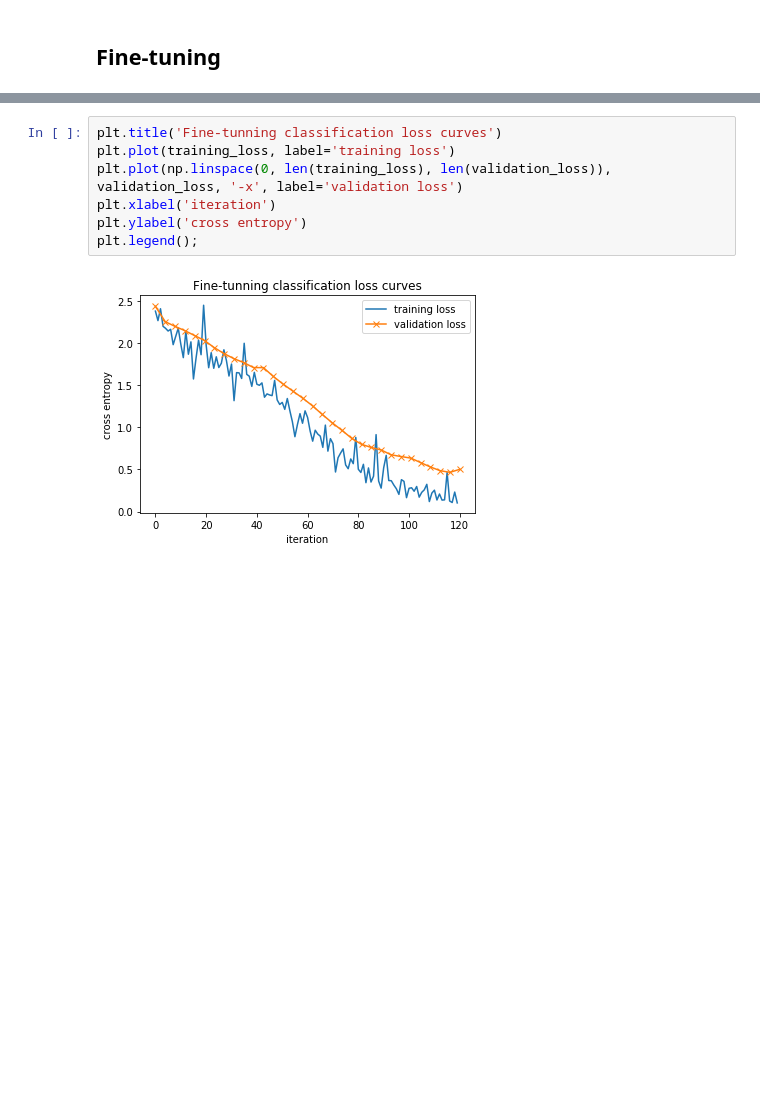
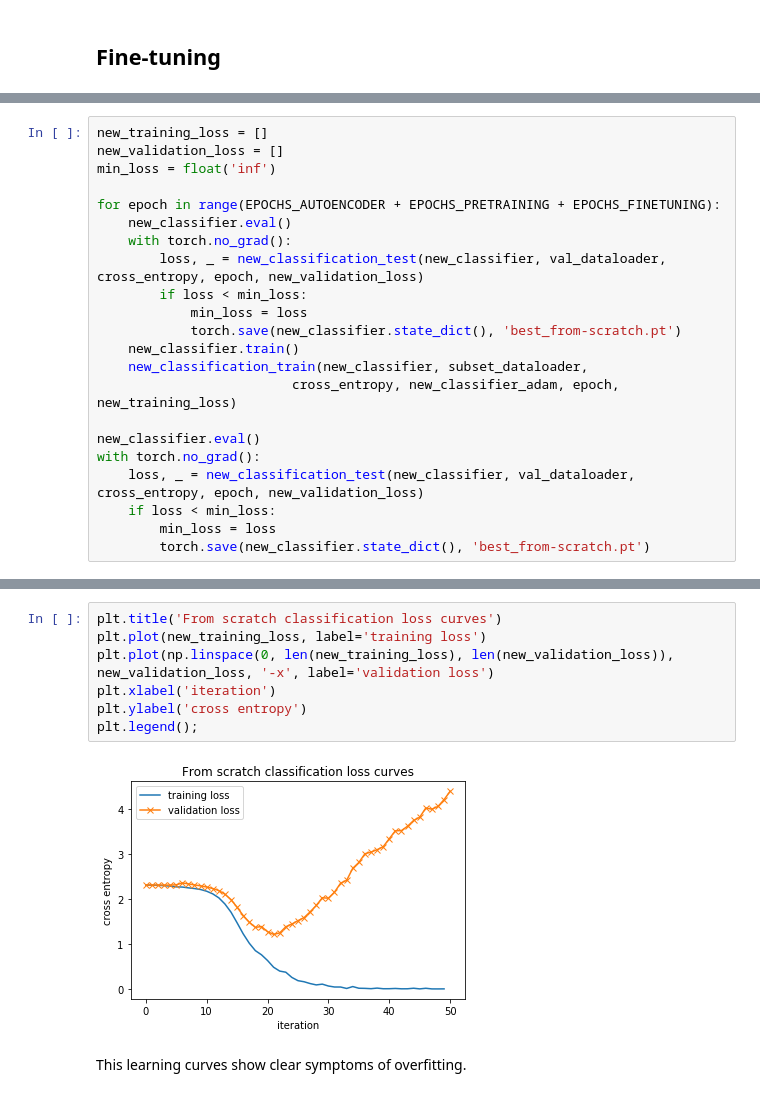
Before and after one commit to gio8tisu/DLAI-project, a Jupyter notebook: team08.ipynb, the cells around one changed output, grey strips where cells are left out. Saved outputs shown, nothing was run; the diff lists cells and outputs as text; blank space fills up the shorter version.

```diff
--- a/team08.ipynb
+++ b/team08.ipynb
@@ -623,0 +941,22 @@ with torch.no_grad():
+# %%
+new_training_loss = []
+new_validation_loss = []
+min_loss = float('inf')
+
+for epoch in range(EPOCHS_AUTOENCODER + EPOCHS_PRETRAINING + EPOCHS_FINETUNING):
+    new_classifier.eval()
+    with torch.no_grad():
+        loss, _ = new_classification_test(new_classifier, val_dataloader, cross_entropy, epoch, new_validation_loss)
+        if loss < min_loss:
+            min_loss = loss
+            torch.save(new_classifier.state_dict(), 'best_from-scratch.pt')
+    new_classifier.train()
+    new_classification_train(new_classifier, subset_dataloader,
+                         cross_entropy, new_classifier_adam, epoch, new_training_loss)
+
+new_classifier.eval()
+with torch.no_grad():
+    loss, _ = new_classification_test(new_classifier, val_dataloader, cross_entropy, epoch, new_validation_loss)
+    if loss < min_loss:
+        min_loss = loss
+        torch.save(new_classifier.state_dict(), 'best_from-scratch.pt')
@@ -624,9 +981,11 @@ with torch.no_grad():
 # %%
-plt.title('Fine-tunning classification loss curves')
-plt.plot(training_loss, label='training loss')
-plt.plot(np.linspace(0, len(training_loss), len(validation_loss)), validation_loss, '-x', label='validation loss')
+plt.title('From scratch classification loss curves')
+plt.plot(new_training_loss, label='training loss')
+plt.plot(np.linspace(0, len(new_training_loss), len(new_validation_loss)), new_validation_loss, '-x', label='validation loss')
 plt.xlabel('iteration')
 plt.ylabel('cross entropy')
 plt.legend();
 # %% [output]
-[figure, old version]
+[figure, new version]
+# %% [markdown]
+This learning curves show clear symptoms of overfitting.
```
Also changed, not shown: parts of 86 cells of this notebook.
